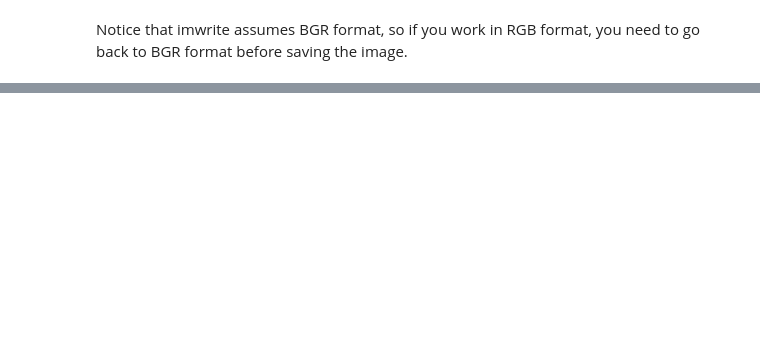
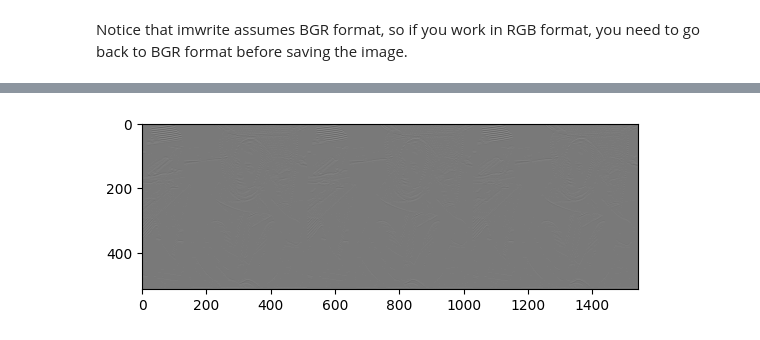
Before and after one commit to mhmd2015/ImageProcessing1UIC, a Jupyter notebook: DIP_UIC_LAB2.ipynb, the cells around one changed output, grey strips where cells are left out. Drawn from its saved outputs; the diff is of its cells as text; code cells hidden in the pictures; blank space fills up the shorter version.

```diff
--- a/DIP_UIC_LAB2.ipynb
+++ b/DIP_UIC_LAB2.ipynb
@@ -197,0 +340,14 @@ Notice that imwrite assumes BGR format, so if you work in RGB format, you need t
+# %%
+# Define a kernel to detect vertical lines
+vedge = np.array([[-1., -1, -1.], [2., 2., 2.], [-1., -1., -1.]])
+
+
+r_vedge = convolve2d(r_channel, vedge) + 1.5
+g_vedge = convolve2d(g_channel, vedge) + 1.5
+b_vedge = convolve2d(b_channel, vedge) + 1.5
+
+
+plt.imshow(np.hstack((r_vedge,g_vedge,b_vedge)) ,cmap='gray')
+plt.show()
+# %% [output]
+[figure, added]
```
Also changed, not shown: parts of 17 cells of this notebook.
